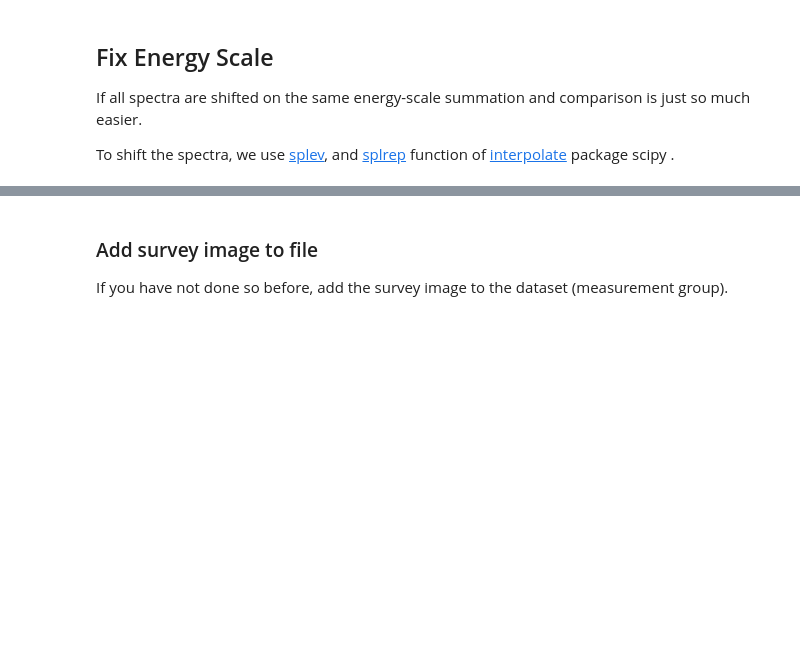
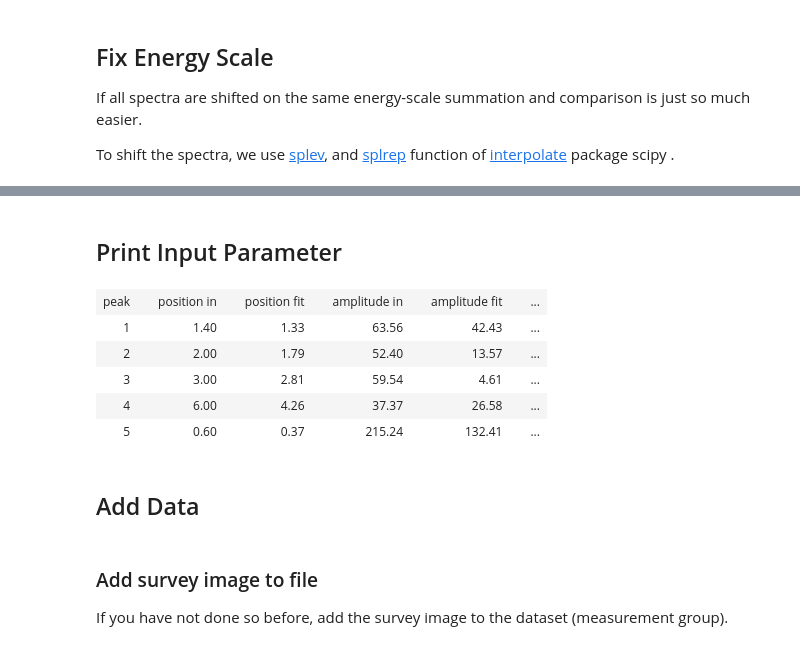
Before and after one commit to gduscher/Analysis-of-Transmission-Electron-Microscope-Data, a Jupyter notebook: CH4-Analysis_Spectrum_Images-LL.ipynb, the cells around one changed output, grey strips where cells are left out. Saved outputs shown, nothing was run; the diff lists cells and outputs as text; code cells hidden in the pictures; blank space fills up the shorter version.

```diff
--- a/CH4-Analysis_Spectrum_Images-LL.ipynb
+++ b/CH4-Analysis_Spectrum_Images-LL.ipynb
@@ -146,6 +144,7 @@ Box(children=(ToggleButton(value=False, description='fix_energy'), ToggleButton(
 # %%
+import importlib
+importlib.reload(eels)
 SI_plot= eels.interactive_spectrum_image(si_group['nDim_Data'], horizontal = True)
-SI_plot.zero_loss_fit_width = 0.35
 SI_plot.zero_loss_fit_width = 0.45
 # %% [output]
 Box(children=(ToggleButton(value=False, description='fix_energy'), ToggleButton(value=False, description='fit_…
@@ -154,2 +155,0 @@ Box(children=(ToggleButton(value=False, description='fix_energy'), ToggleButton(
-# %%
-SI_plot.zero_loss_fit_width = 0.35
@@ -339,14 +155,0 @@ Difference has a standard deviation of 2708.621
-# %%
-peak_fit_result2 = np.abs(peak_fit_result)
-f = IntProgress(min=0, max=current_dataset.shape[0]-1) # instantiate the bar
-display(f) # display the bar
-for x_pos in range(current_dataset.shape[0]):
-    f.value = (x_pos)
-    for y_pos in range(current_dataset.shape[1]):
-        if abs(peak_fit_result2[x_pos,y_pos,0] - 1.4)>.2:
-            peak_fit_result2[x_pos,y_pos,1] = 0
-        if abs(peak_fit_result2[x_pos,y_pos,6] - 2.7)>.4:
-            peak_fit_result2[x_pos,y_pos,7] = 0
-plt.figure()
-plt.imshow(peak_fit_result2[:,:,1], vmin = 5e3, vmax = 1e4)
-plt.colorbar()
@@ -525,0 +191,46 @@ dict_keys(['aberrations', 'acceleration_voltage', 'camera_length', 'collection_a
+# %% [markdown]
+## Print Input Parameter
+# %%
+from IPython.display import HTML, display
+
+def display_table(data):
+    html = "<table>"
+    for r, row in enumerate(data):
+        html += "<tr>"
+        if r == 0:
+            for field in row:
+                html += f"<td><h4>{field}</h4><td>"
+        else:
+            for i, field in enumerate(row):
+                if i == 0:
+                    html += f"<td><h4>{field}</h4><td>"
+                else:
+                    html += f"<td><h4>{field:.2f}</h4><td>"
+        html += "</tr>"
+    html += "</table>"
+    display(HTML(html))
+
+table_pin = [['peak', 'position [eV]', 'amplitude [ppm]', 'width [eV]']]
+for i in range(int(len(SI_plot.pin)/3)):
+    table_pin.append([i, SI_plot.pin[i*3],SI_plot.pin[i*3+1],SI_plot.pin[i*3+2]])
+
+table_pout = [['peak', 'position [eV]', 'amplitude [ppm]', 'width [eV]']]
+for i in range(int(len(SI_plot.pout)/3)):
+    table_pout.append([i+1, SI_plot.pout[i*3],SI_plot.pout[i*3+1],SI_plot.pout[i*3+2]])
+
+table_all = [['peak', 'position in','position fit', 'amplitude in', 'amplitude fit',
+              'width in ', 'width fit']]
+for i in range(int(len(SI_plot.pout)/3)):
+    table_all.append([i+1, SI_plot.pin[i*3], SI_plot.pout[i*3],
+                           SI_plot.pin[i*3+1], SI_plot.pout[i*3+1],
+                           SI_plot.pin[i*3+2], SI_plot.pout[i*3+2]])
+
+
+display_table(table_all)
+# %% [output]
+| peak |  | position in |  | position fit |  | amplitude in |  | amplitude fit |  | ... |
+| 1 |  | 1.40 |  | 1.33 |  | 63.56 |  | 42.43 |  | ... |
+| 2 |  | 2.00 |  | 1.79 |  | 52.40 |  | 13.57 |  | ... |
+| 3 |  | 3.00 |  | 2.81 |  | 59.54 |  | 4.61 |  | ... |
+| 4 |  | 6.00 |  | 4.26 |  | 37.37 |  | 26.58 |  | ... |
+| 5 |  | 0.60 |  | 0.37 |  | 215.24 |  | 132.41 |  | ... |
@@ -526,3 +242,5 @@ dict_keys(['aberrations', 'acceleration_voltage', 'camera_length', 'collection_a
+# %% [markdown]
+## Add Data
 # %% [markdown]
 ### Add survey image to file
 If you have not done so before, add the survey image to the dataset (measurement group).
```
Also changed, not shown: parts of 49 cells of this notebook, 6 other files.
